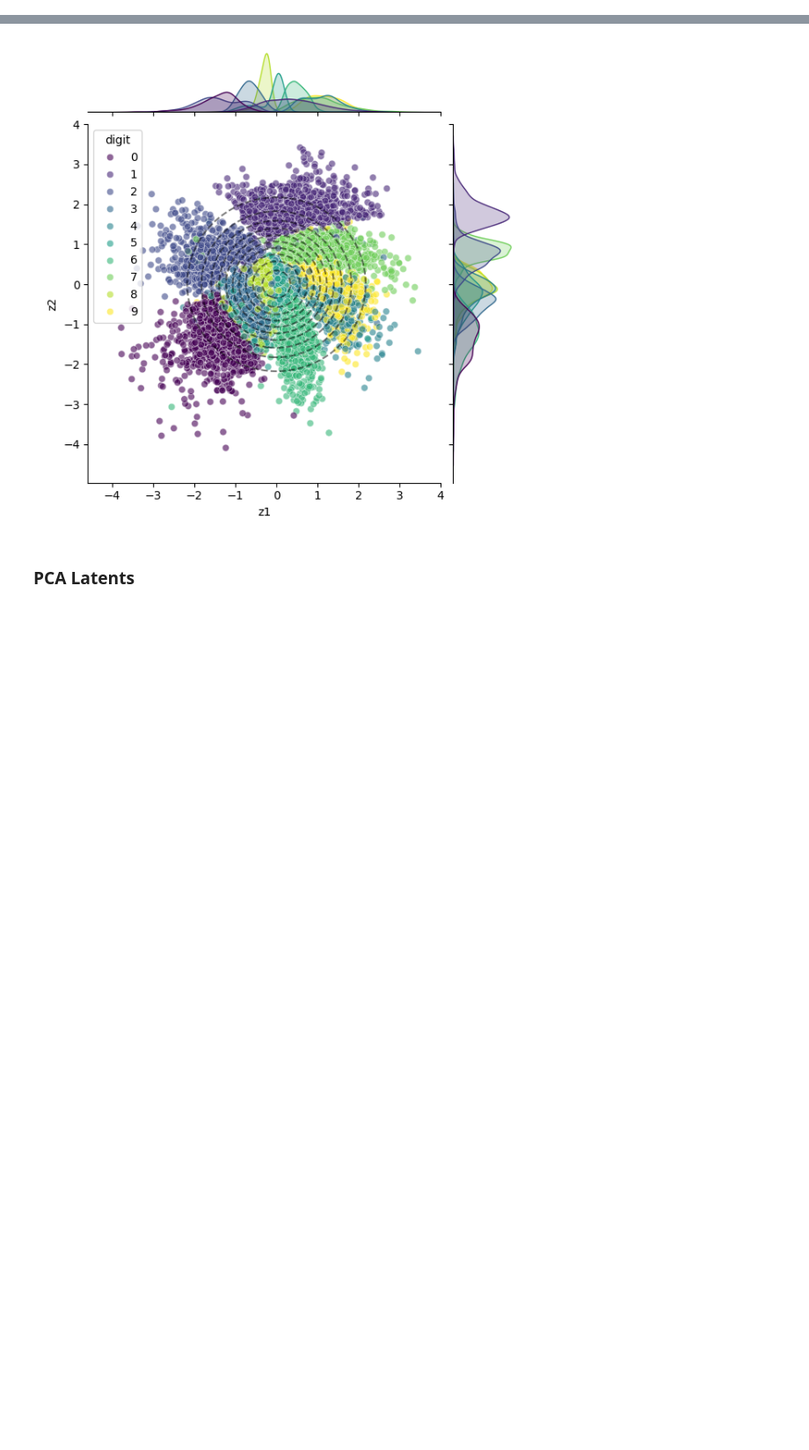
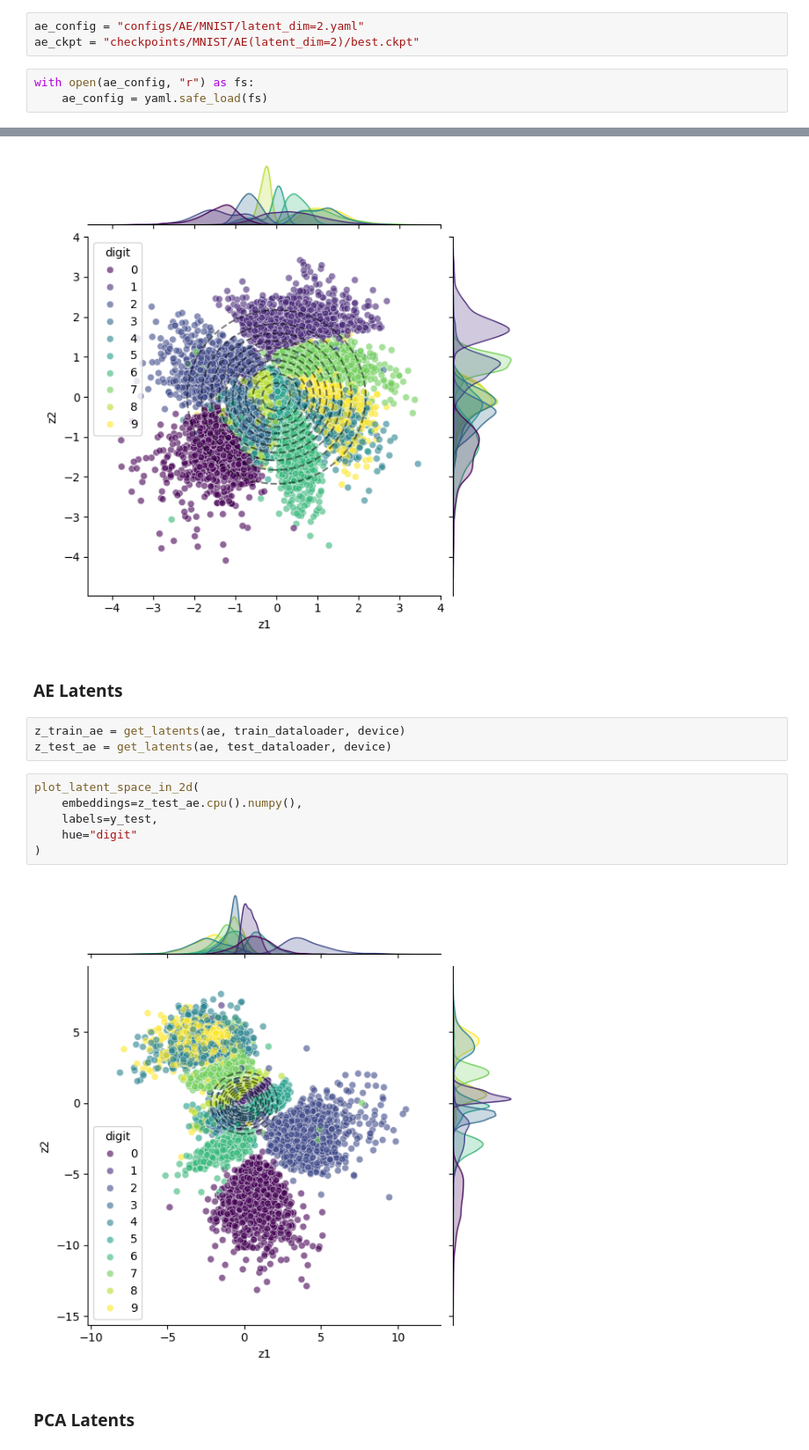
Before and after one commit to gboduljak/vae, a Jupyter notebook: MNIST-latent-space.ipynb, the cells around one changed output, grey strips where cells are left out. Shown at 88% size. Saved outputs shown, nothing was run; the diff lists cells and outputs as text; blank space fills up the shorter version.

Commit message:
added vanilla autoencoder to MNIST-latent-space.ipynb

```diff
--- a/MNIST-latent-space.ipynb
+++ b/MNIST-latent-space.ipynb
@@ -16,0 +20,6 @@ ckpt = "checkpoints/MNIST/VAE(latent_dim=2)/best.ckpt"
+# %%
+ae_config = "configs/AE/MNIST/latent_dim=2.yaml"
+ae_ckpt = "checkpoints/MNIST/AE(latent_dim=2)/best.ckpt"
+# %%
+with open(ae_config, "r") as fs:
+    ae_config = yaml.safe_load(fs)
@@ -95,6 +118,19 @@ plot_latent_space_in_2d(
 )
 # %% [output]
 [figure]
+# %% [markdown]
+### AE Latents
+# %%
+z_train_ae = get_latents(ae, train_dataloader, device)
+z_test_ae = get_latents(ae, test_dataloader, device)
+# %%
+plot_latent_space_in_2d(
+    embeddings=z_test_ae.cpu().numpy(),
+    labels=y_test,
+    hue="digit"
+)
+# %% [output]
+[figure, added]
 # %% [markdown]
 ### PCA Latents
 # %%
```
Also changed, not shown: parts of 12 cells of this notebook, 1 other file.
